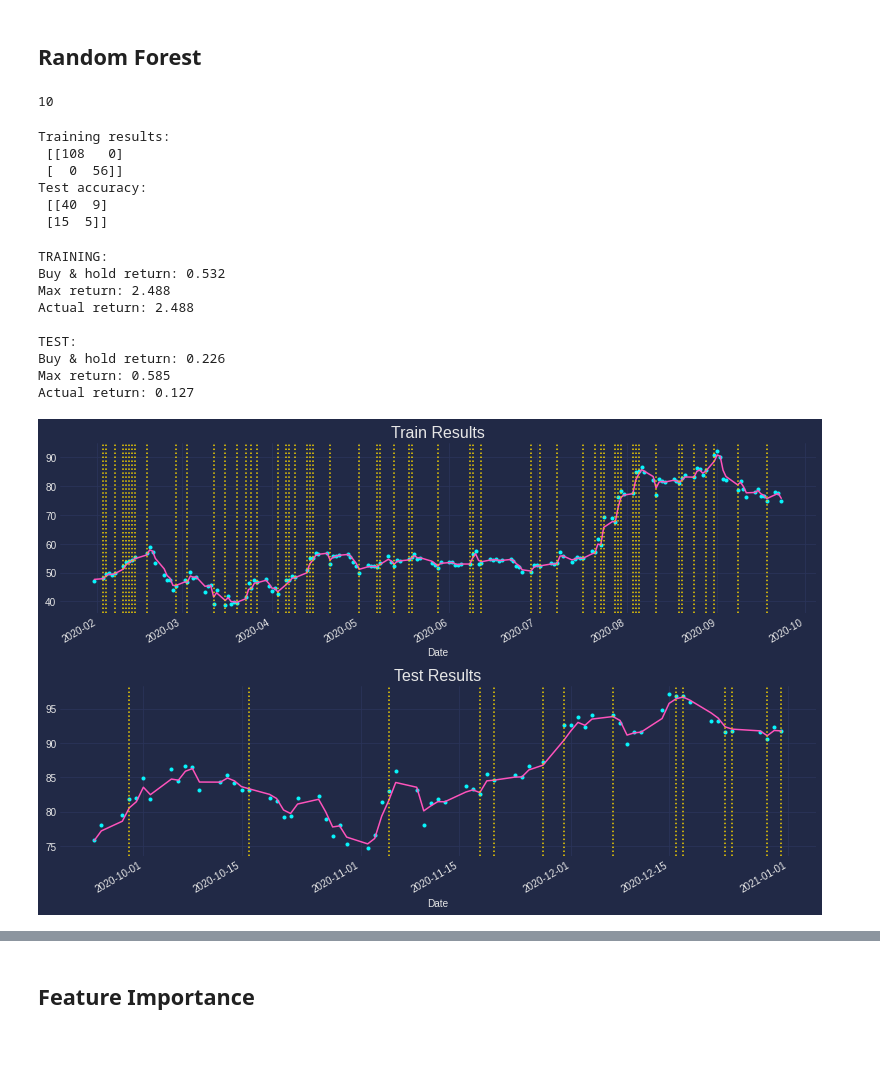
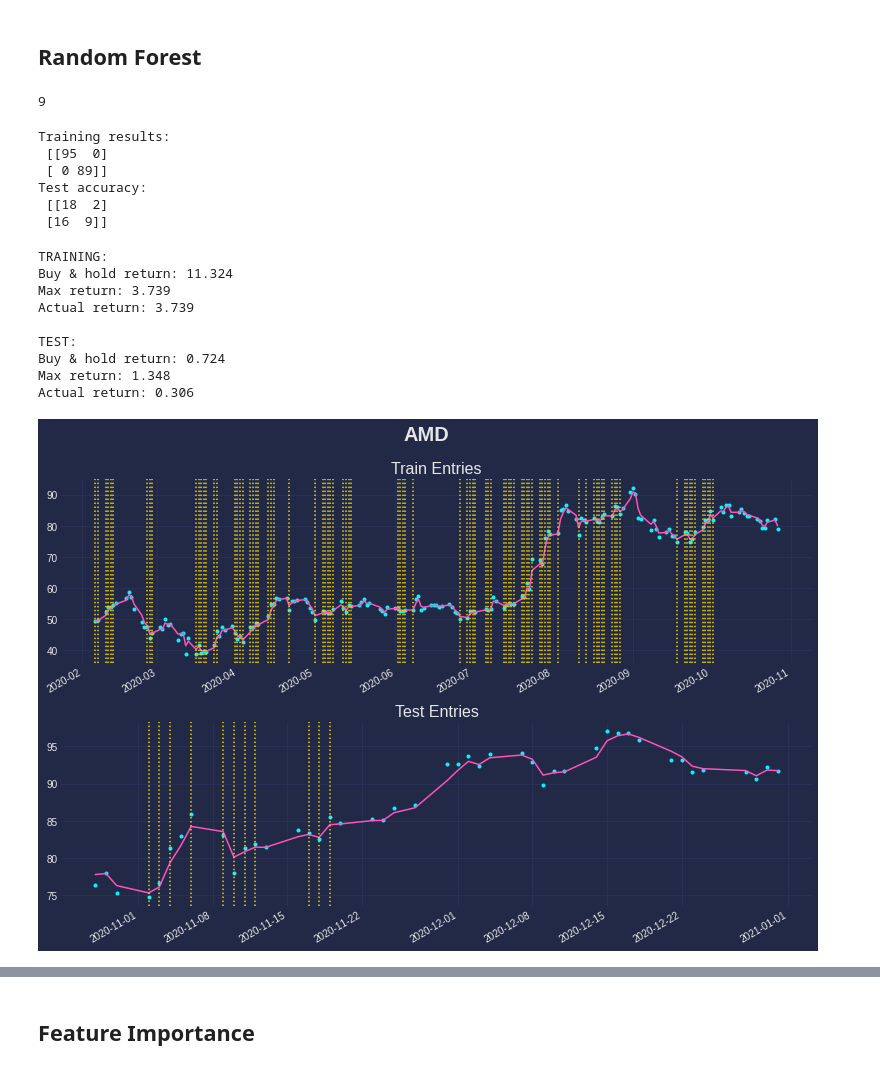
Before and after one commit to masta-g3/robinmodel, a Jupyter notebook: custom_feats.ipynb, the cells around one changed output, grey strips where cells are left out. Drawn from its saved outputs; the diff is of its cells as text; code cells hidden in the pictures.

Commit message:
Switching to 5 day return prediction.

```diff
--- a/custom_feats.ipynb
+++ b/custom_feats.ipynb
@@ -93,9 +96,14 @@ stock_df['ret_rank_smooth'] = stock_df['ret_smooth'].rolling(rank_roll).apply(ra
+# %%
+## Momentum.
+mom_roll = 20
+stock_df['ret_mom_smooth'] = stock_df['ret_smooth'].rolling(mom_roll) \
+  .apply(lambda l: ((1 + l).cumprod() - 1)[-1])
 # %%
 ## OC / LW feats.
 stock_df['oc_diff']  = (stock_df['Open'] - stock_df['Close']) / stock_df['Close']
-stock_df['oc_diff_smooth']  = (stock_df['Open_Smooth'] - stock_df['Close_Smooth']) / stock_df['Close_Smooth']
+# stock_df['oc_diff_smooth']  = (stock_df['Open_Smooth'] - stock_df['Close_Smooth']) / stock_df['Close_Smooth']
 stock_df['hl_diff']  = (stock_df['High'] - stock_df['Low']) / stock_df['Low']
-stock_df['hl_diff_smooth']  = (stock_df['High_Smooth'] - stock_df['Low_Smooth']) / stock_df['Low_Smooth']
+# stock_df['hl_diff_smooth']  = (stock_df['High_Smooth'] - stock_df['Low_Smooth']) / stock_df['Low_Smooth']
 # %%
 ## Rolling autocorr.
 acorr_roll = 20
@@ -143,16 +151,16 @@ model_df = stock_df[feats + ['Close', 'Close_Smooth', 'ret',
                              'ret_smooth','ret_type_smooth']].dropna()
 
 ## Divide dataset.
-train_range = np.arange(0, np.ceil(model_df.shape[0] * 0.7))
+train_range = np.arange(0, np.ceil(model_df.shape[0] * 0.8))
 test_range = np.arange(train_range[-1]+1, model_df.shape[0])
 
 train_df = model_df.iloc[train_range]
 test_df = model_df.iloc[test_range]
 # %% [output]
-10
+9
 # %%
 ## Train model and evaluate.
-clf = RandomForestClassifier(n_estimators=100, random_state=42,
+clf = RandomForestClassifier(n_estimators=10, random_state=42,
                              n_jobs=-1)
 
 clf.fit(train_df[feats], train_df['ret_type_smooth'])
@@ -167,48 +175,53 @@ print('Test accuracy:\n',
       confusion_matrix(test_df['ret_type_smooth'], test_pred))
 # %% [output]
 Training results:
- [[108   0]
- [  0  56]]
+ [[95  0]
+ [ 0 89]]
 Test accuracy:
- [[40  9]
- [15  5]]
+ [[18  2]
+ [16  9]]
 # %%
 ## Evaluate and plot returns.
 fig, axs = plt.subplots(figsize=(11, 7), nrows=2, sharey=False)
 
 ax = axs[0]
 train_df['Close'].plot(ax=ax, ls='', marker='o', markersize=3)
 train_df['Close_Smooth'].plot(ax=ax)
 [ax.axvline(v, c=colors[2], ls=':') for v in
  train_df.loc[train_pred.astype(bool)].index]
-ax.set_title('Train Results', size=16)
+ax.set_title('Train Entries', size=16)
+ax.set_xlabel('')
 
 print('TRAINING:')
 print('Buy & hold return:', (((1 + train_df['ret']).cumprod() - 1).tail(1).values[0].round(3)))
 print('Max return:', (train_df['ret'].shift(-1) * train_df['ret_type_smooth']).sum().round(3))
 print('Actual return:', (train_df['ret'].shift(-1) * train_pred).sum().round(3))
 
 ## Test.
 ax = axs[1]
 test_df['Close'].plot(ax=ax, ls='', marker='o', markersize=3)
 test_df['Close_Smooth'].plot(ax=ax)
 [ax.axvline(v, c=colors[2], ls=':') for v in
  test_df.loc[test_pred.astype(bool)].index]
-ax.set_title('Test Results', size=16)
+ax.set_title('Test Entries', size=16)
+ax.set_xlabel('')
+
+
 fig.tight_layout()
+fig.suptitle(ticker, y=1.05, size=20, weight='bold')
 
 print('\nTEST:')
-print('Buy & hold return:', (test_df['ret']).cumsum().values[-1].round(3))
-print('Max return:', (test_df['ret'].shift(-1) * test_df['ret_type_smooth']).sum().round(3))
-print('Actual return:', (test_df['ret'].shift(-1) * test_pred).sum().round(3))
+print('Buy & hold return:', (test_df['ret']).sum().round(3))
+print('Max return:', (test_df['ret'].shift(-ret_lag) * test_df['ret_type_smooth']).sum().round(3))
+print('Actual return:', (test_df['ret'].shift(-ret_lag) * test_pred).sum().round(3))
 # %% [output]
 TRAINING:
-Buy & hold return: 0.532
-Max return: 2.488
-Actual return: 2.488
+Buy & hold return: 11.324
+Max return: 3.739
+Actual return: 3.739
 
 TEST:
-Buy & hold return: 0.226
-Max return: 0.585
-Actual return: 0.127
+Buy & hold return: 0.724
+Max return: 1.348
+Actual return: 0.306
-[figure, old version]
+[figure, new version]
```
Also changed, not shown: parts of 8 cells of this notebook.
